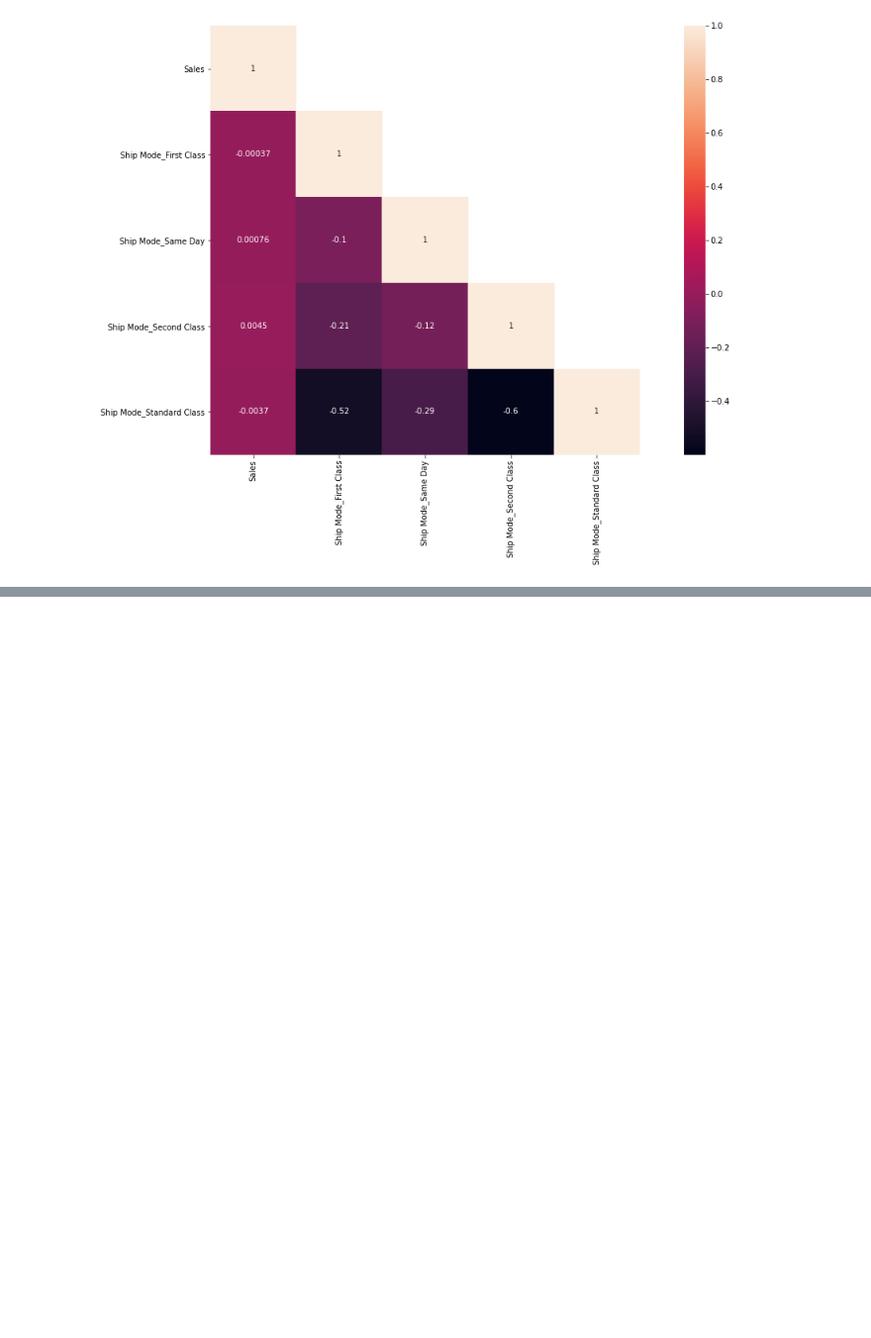
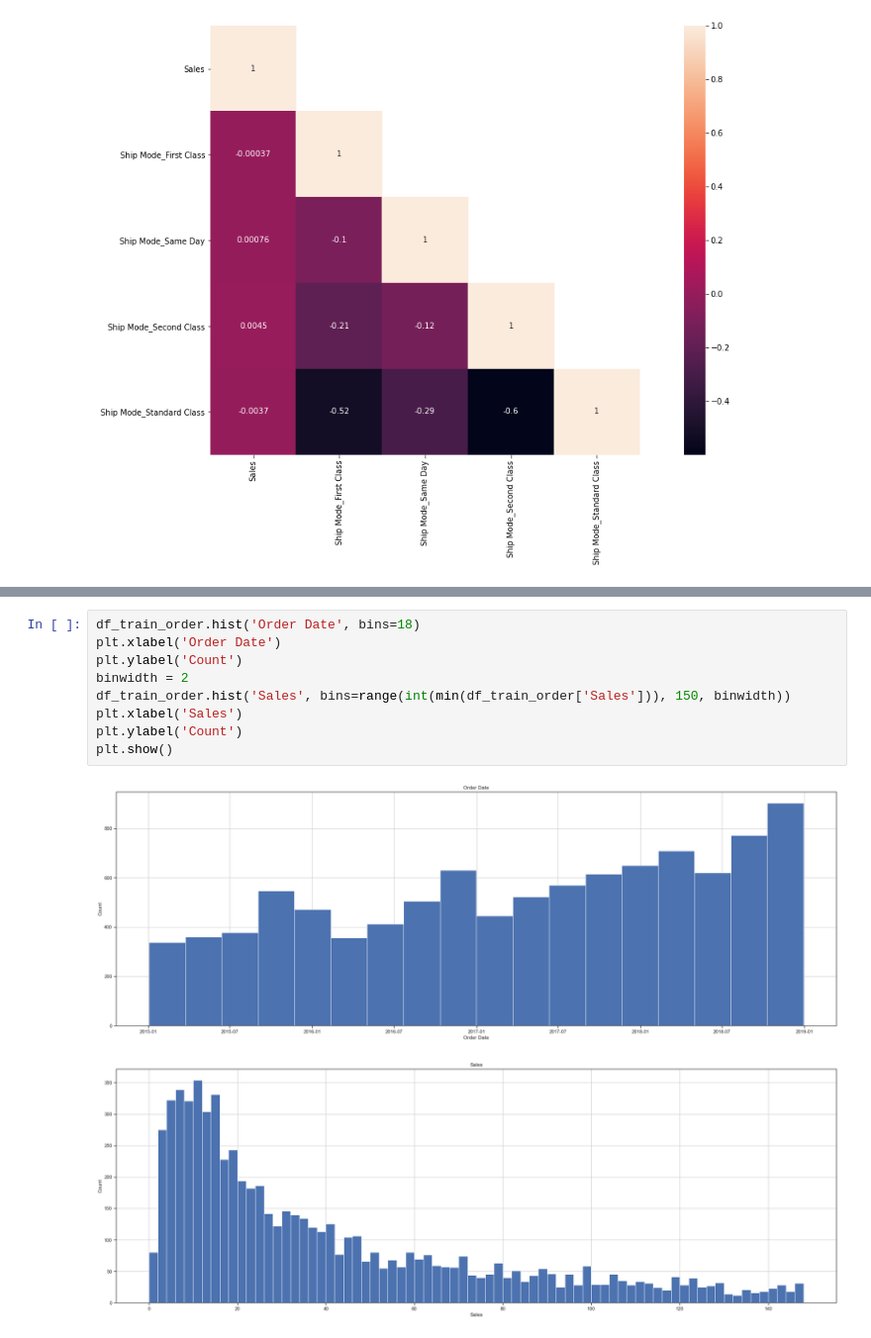
Before and after one commit to eddyk92/Superstore-timeseries, a Jupyter notebook: superstore-eda.ipynb, the cells around one changed output, grey strips where cells are left out. Shown at 99% size. Saved outputs shown, nothing was run; the diff lists cells and outputs as text; blank space fills up the shorter version.

```diff
--- a/superstore-eda.ipynb
+++ b/superstore-eda.ipynb
@@ -328,0 +442,12 @@ sns.heatmap(data = cor_mat, mask = mask, square = True, annot=True, cbar=True)
+# %%
+df_train_order.hist('Order Date', bins=18)
+plt.xlabel('Order Date')
+plt.ylabel('Count')
+binwidth = 2
+df_train_order.hist('Sales', bins=range(int(min(df_train_order['Sales'])), 150, binwidth))
+plt.xlabel('Sales')
+plt.ylabel('Count')
+plt.show()
+# %% [output]
+[figure, added]
+[figure, added]
```
Also changed, not shown: parts of 17 cells of this notebook.
